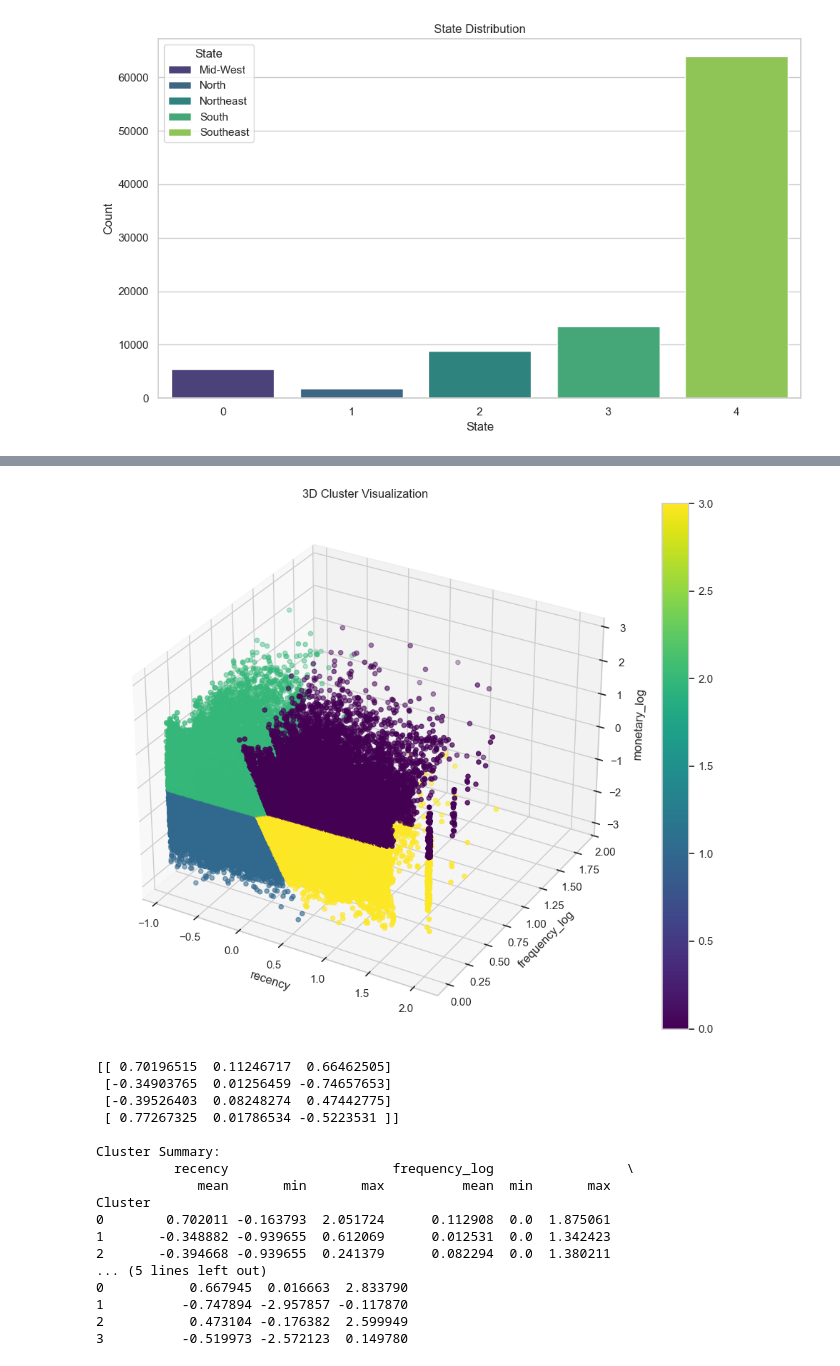
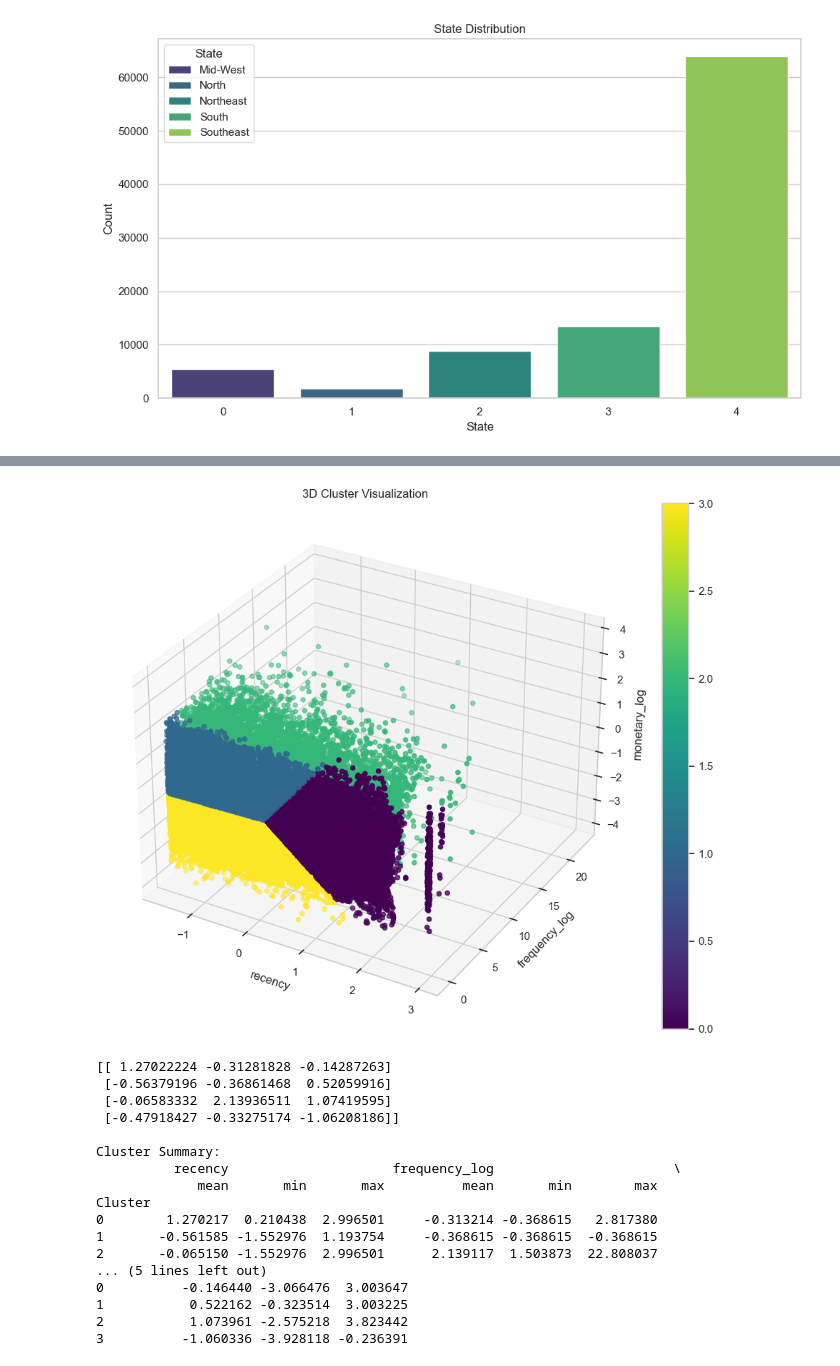
Before and after one commit to pt-sinan-akbar/Dataset-Thesis, a Jupyter notebook: BrazilDataSet.ipynb, the cells around one changed output, grey strips where cells are left out. Saved outputs shown, nothing was run; the diff lists cells and outputs as text; code cells hidden in the pictures.

```diff
--- a/BrazilDataSet.ipynb
+++ b/BrazilDataSet.ipynb
@@ -935,13 +935,17 @@ pt_yj = PowerTransformer(method='yeo-johnson')
 # log1p twice
 # RMFD_features['frequency_log'] = np.log1p(np.log1p(RMFD_features['frequency']))
 # log 10
-RMFD_features['frequency_log'] = np.log10(RMFD_features['frequency'])
+# RMFD_features['frequency_log'] = np.log10(RMFD_features['frequency'])
 # boxcox
 # RMFD_features['frequency_log'] = pt.fit_transform(RMFD_features[['frequency']].values.reshape(-1, 1)).flatten()
 # yeo-johnson
 # RMFD_features['frequency_log'] = pt_yj.fit_transform(RMFD_features[['frequency']].values.reshape(-1, 1)).flatten()
 # inverse
 # RMFD_features['frequency_log'] = 1 / (RMFD_features['frequency'] + 0.1)
+# square root
+# RMFD_features['frequency_log'] = np.sqrt(RMFD_features['frequency'])
+# cube root
+RMFD_features['frequency_log'] = np.cbrt(RMFD_features['frequency'])
 
 # log
 # RMFD_features['monetary_log'] = np.log1p(RMFD_features['monetary'])
@@ -1052,6 +1056,9 @@ plt.show()
 # %%
 # standardize RMFD features
-scaler = RobustScaler()
+# scaler = RobustScaler()
+# RMFD_scaled = scaler.fit_transform(RMFD_features[['recency', 'frequency_log', 'monetary_log']])
+
+scaler = StandardScaler()
 RMFD_scaled = scaler.fit_transform(RMFD_features[['recency', 'frequency_log', 'monetary_log']])
 # %%
 # plot after scaling
@@ -1139,51 +1146,51 @@ kmeans = KMeans(n_clusters=4, random_state=42)
 clusters = kmeans.fit_predict(RFM_final)
 
 data_with_clusters = RFM_final.copy()
-data_with_clusters['Cluster'] = clusters
+data_with_clusters['Cluster'] = kmeans.labels_
 
 fig = plt.figure(figsize=(10, 8))
 ax = fig.add_subplot(111, projection='3d')
 
 scatter = ax.scatter(data_with_clusters.iloc[:, 0],
                      data_with_clusters.iloc[:, 1],
                      data_with_clusters.iloc[:, 2],
                      c=clusters,
                      cmap='viridis')
 
 ax.set_xlabel(data_with_clusters.columns[0])
 ax.set_ylabel(data_with_clusters.columns[1])
 ax.set_zlabel(data_with_clusters.columns[2])
 plt.title('3D Cluster Visualization')
 plt.colorbar(scatter)
 plt.tight_layout()
 plt.show()
 
 print(kmeans.cluster_centers_)
 
 cluster_summary = data_with_clusters.groupby('Cluster').agg({
     RFM_final.columns[0]: ['mean', 'min', 'max'],
     RFM_final.columns[1]: ['mean', 'min', 'max'],
     RFM_final.columns[2]: ['mean', 'min', 'max']
 })
 
 print("\nCluster Summary:")
 print(cluster_summary)
 # %% [output]
-[figure, old version]
+[figure, new version]
-[[ 0.70196515  0.11246717  0.66462505]
- [-0.34903765  0.01256459 -0.74657653]
- [-0.39526403  0.08248274  0.47442775]
- [ 0.77267325  0.01786534 -0.5223531 ]]
+[[ 1.27022224 -0.31281828 -0.14287263]
+ [-0.56379196 -0.36861468  0.52059916]
+ [-0.06583332  2.13936511  1.07419595]
+ [-0.47918427 -0.33275174 -1.06208186]]
 
 Cluster Summary:
-          recency                     frequency_log                 \
-             mean       min       max          mean  min       max
+          recency                     frequency_log                       \
+             mean       min       max          mean       min        max
 Cluster
-0        0.702011 -0.163793  2.051724      0.112908  0.0  1.875061
-1       -0.348882 -0.939655  0.612069      0.012531  0.0  1.342423
-2       -0.394668 -0.939655  0.241379      0.082294  0.0  1.380211
+0        1.270217  0.210438  2.996501     -0.313214 -0.368615   2.817380
+1       -0.561585 -1.552976  1.193754     -0.368615 -0.368615  -0.368615
+2       -0.065150 -1.552976  2.996501      2.139117  1.503873  22.808037
 ... (5 lines left out)
-0           0.667945  0.016663  2.833790
-1          -0.747894 -2.957857 -0.117870
-2           0.473104 -0.176382  2.599949
-3          -0.519973 -2.572123  0.149780
+0          -0.146440 -3.066476  3.003647
+1           0.522162 -0.323514  3.003225
+2           1.073961 -2.575218  3.823442
+3          -1.060336 -3.928118 -0.236391
```
Also changed, not shown: parts of 13 cells of this notebook.
